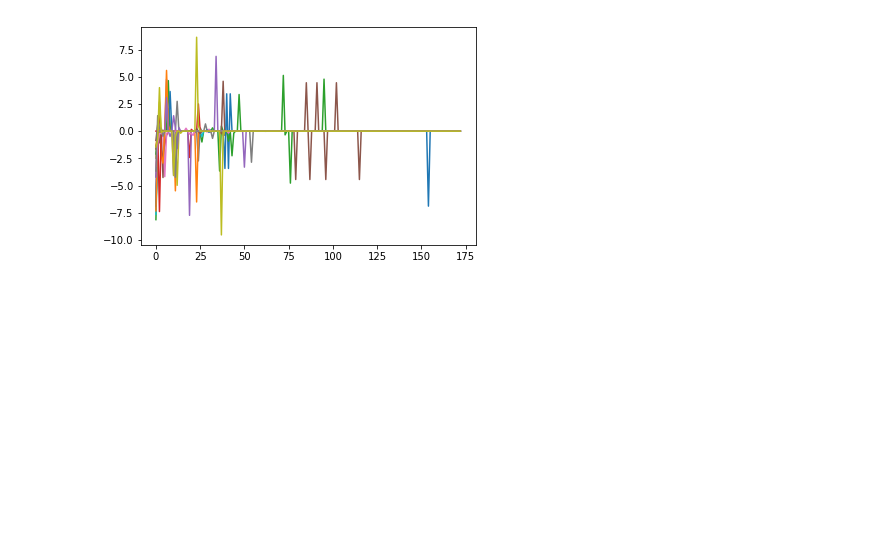
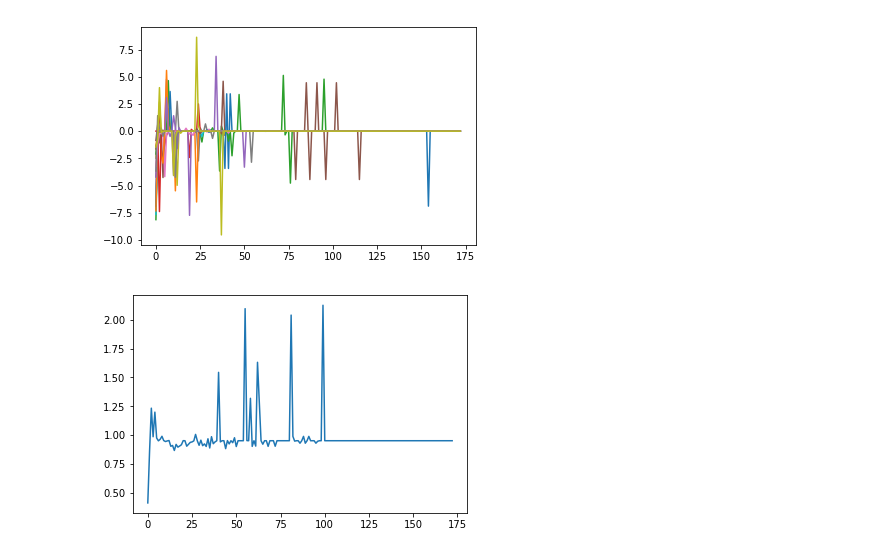
Before and after one commit to expeditionary-robotics/informative-path-planning, a Jupyter notebook: data_processing.ipynb, the cells around one changed output. Cells and saved outputs as stored; diff of their text form; code cells hidden in the pictures; blank space fills up the shorter version.

Commit message:
True rate of convergence added

```diff
--- a/data_processing.ipynb
+++ b/data_processing.ipynb
@@ -253,3 +253,17 @@ for i in range(19):
 plt.show()
 # %% [output]
 [figure]
+# %%
+#based upon the definition of rate of convergence
+a = [0 for m in range(174)]
+for i in range(19):
+    slope = []
+    for j in range(173):
+        slope.append((mean_data[mean_data.time == j+1]['max_loc_error'].values[i]-0) / (mean_data[mean_data.time == j]['max_loc_error'].values[i]-0))
+    a = [m+n for m,n in zip(a,slope)]
+#     plt.plot(slope)
+
+plt.plot([l/20 for l in a])
+plt.show()
+# %% [output]
+[figure, added]
```
Also changed, not shown: parts of 2 cells of this notebook, 1 other file.
